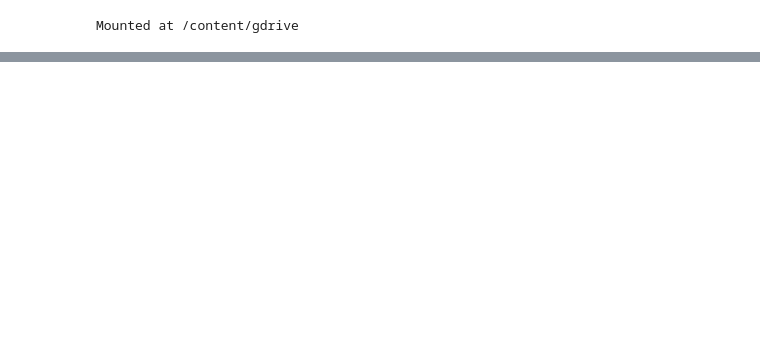
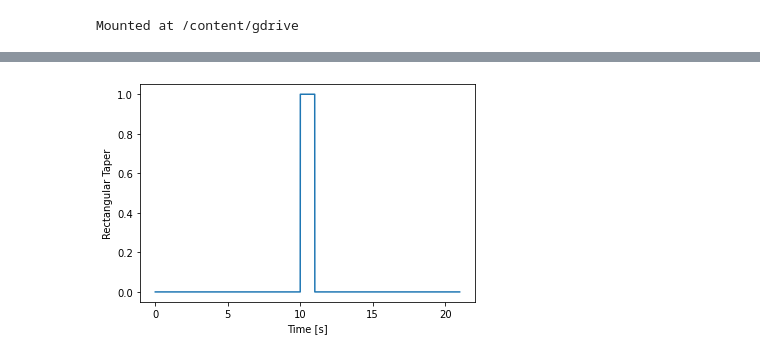
Before and after one commit to npinak/EEG, a Jupyter notebook: Python/The_Power_Spectrum_(Part_2)/The_Power_Spectrum_(Part_2).ipynb, the cells around one changed output, grey strips where cells are left out. Cells and saved outputs as stored; diff of their text form; code cells hidden in the pictures; blank space fills up the shorter version.

```diff
--- a/Python/The_Power_Spectrum_(Part_2)/The_Power_Spectrum_(Part_2).ipynb
+++ b/Python/The_Power_Spectrum_(Part_2)/The_Power_Spectrum_(Part_2).ipynb
@@ -107,0 +108,11 @@ show()
+# %%
+a = zeros(int(10/dt))      # Create 10 s of zeros,
+b = ones(int(1/dt))        # ... and 1 s of ones,
+taper = hstack((a,b,a))    # ... stack them together,
+t = arange(len(taper))*dt  # ... define a time axis,
+plot(t, taper)             # ... and plot taper vs time.
+xlabel('Time [s]')         # ... with axes labeled.
+ylabel('Rectangular Taper')
+show()
+# %% [output]
+[figure, added]
```
Also changed, not shown: parts of 17 cells of this notebook, 2 other files.
